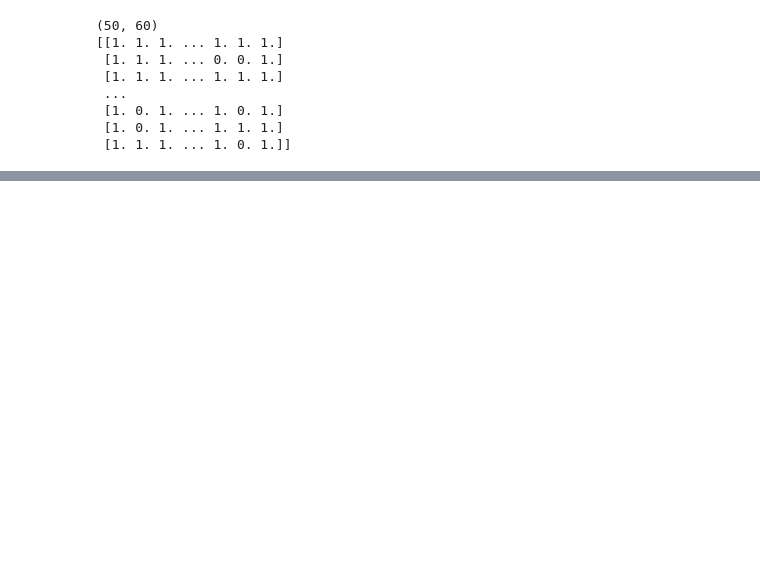
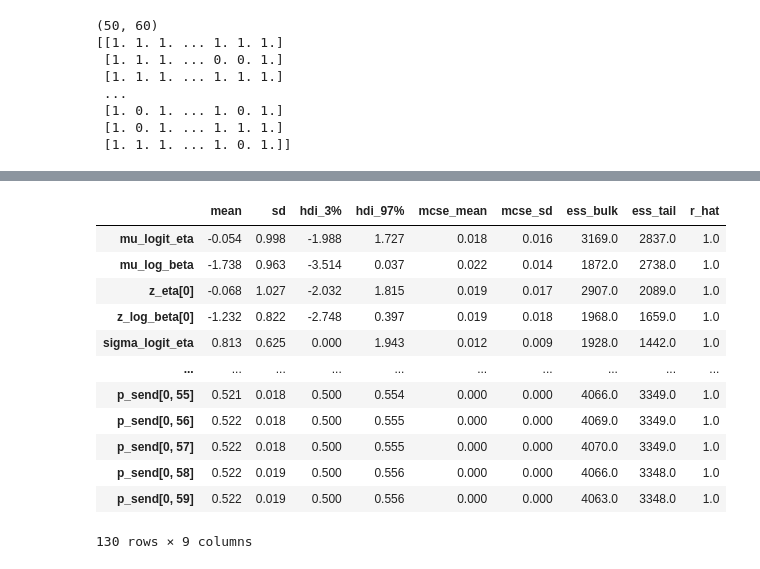
Before and after one commit to kaanka5312/sch_pe, a Jupyter notebook: external/Python/SoftmaxBayesian.ipynb, the cells around one changed output, grey strips where cells are left out. Drawn from its saved outputs; the diff is of its cells as text; code cells hidden in the pictures; blank space fills up the shorter version.

```diff
--- a/external/Python/SoftmaxBayesian.ipynb
+++ b/external/Python/SoftmaxBayesian.ipynb
@@ -863,3 +865,21 @@ print(trustee_shared)
  [1. 0. 1. ... 1. 0. 1.]
  [1. 0. 1. ... 1. 1. 1.]
  [1. 1. 1. ... 1. 0. 1.]]
+# %%
+choices = (
+    df.loc[df["denekId"] == 135]
+    .pivot(index="denekId", columns="sayac", values="yatirim")
+    .sort_index(axis=0)
+    .values
+).astype(int)  # (S, T)
+
+print(choices.shape)
+
+trustee_shared = (
+    df.loc[df["denekId"] == 135]
+    .pivot(index="denekId", columns="sayac", values="rakip")
+    .sort_index(axis=0)
+    .values
+).astype(float)  # (S, T)
+
+print(trustee_shared)
@@ -865,0 +891,11 @@ print(trustee_shared)
+# %%
+# === 3. Fit hierarchical model ===
+with build_hierarchical_belief_model(choices, trustee_shared, q0=0.5, value_scale=10.0) as hier_model:
+    trace = pm.sample(
+        draws=1000,
+        tune=2000,
+        target_accept=0.99,
+        max_treedepth=15,
+        return_inferencedata=True,
+        random_seed=42,
+    )
@@ -865,0 +910,16 @@ print(trustee_shared)
+# %%
+az.summary(trace)
+# %% [output]
+|  | mean | sd | hdi_3% | hdi_97% | mcse_mean | mcse_sd | ess_bulk | ess_tail | r_hat |
+| mu_logit_eta | -0.054 | 0.998 | -1.988 | 1.727 | 0.018 | 0.016 | 3169.0 | 2837.0 | 1.0 |
+| mu_log_beta | -1.738 | 0.963 | -3.514 | 0.037 | 0.022 | 0.014 | 1872.0 | 2738.0 | 1.0 |
+| z_eta[0] | -0.068 | 1.027 | -2.032 | 1.815 | 0.019 | 0.017 | 2907.0 | 2089.0 | 1.0 |
+| z_log_beta[0] | -1.232 | 0.822 | -2.748 | 0.397 | 0.019 | 0.018 | 1968.0 | 1659.0 | 1.0 |
+| sigma_logit_eta | 0.813 | 0.625 | 0.000 | 1.943 | 0.012 | 0.009 | 1928.0 | 1442.0 | 1.0 |
+| ... | ... | ... | ... | ... | ... | ... | ... | ... | ... |
+| p_send[0, 55] | 0.521 | 0.018 | 0.500 | 0.554 | 0.000 | 0.000 | 4066.0 | 3349.0 | 1.0 |
+| p_send[0, 56] | 0.522 | 0.018 | 0.500 | 0.555 | 0.000 | 0.000 | 4069.0 | 3349.0 | 1.0 |
+| p_send[0, 57] | 0.522 | 0.018 | 0.500 | 0.555 | 0.000 | 0.000 | 4070.0 | 3349.0 | 1.0 |
+| p_send[0, 58] | 0.522 | 0.019 | 0.500 | 0.556 | 0.000 | 0.000 | 4066.0 | 3348.0 | 1.0 |
+| p_send[0, 59] | 0.522 | 0.019 | 0.500 | 0.556 | 0.000 | 0.000 | 4063.0 | 3348.0 | 1.0 |
+130 rows × 9 columns
```
Also changed, not shown: parts of 4 cells of this notebook.
